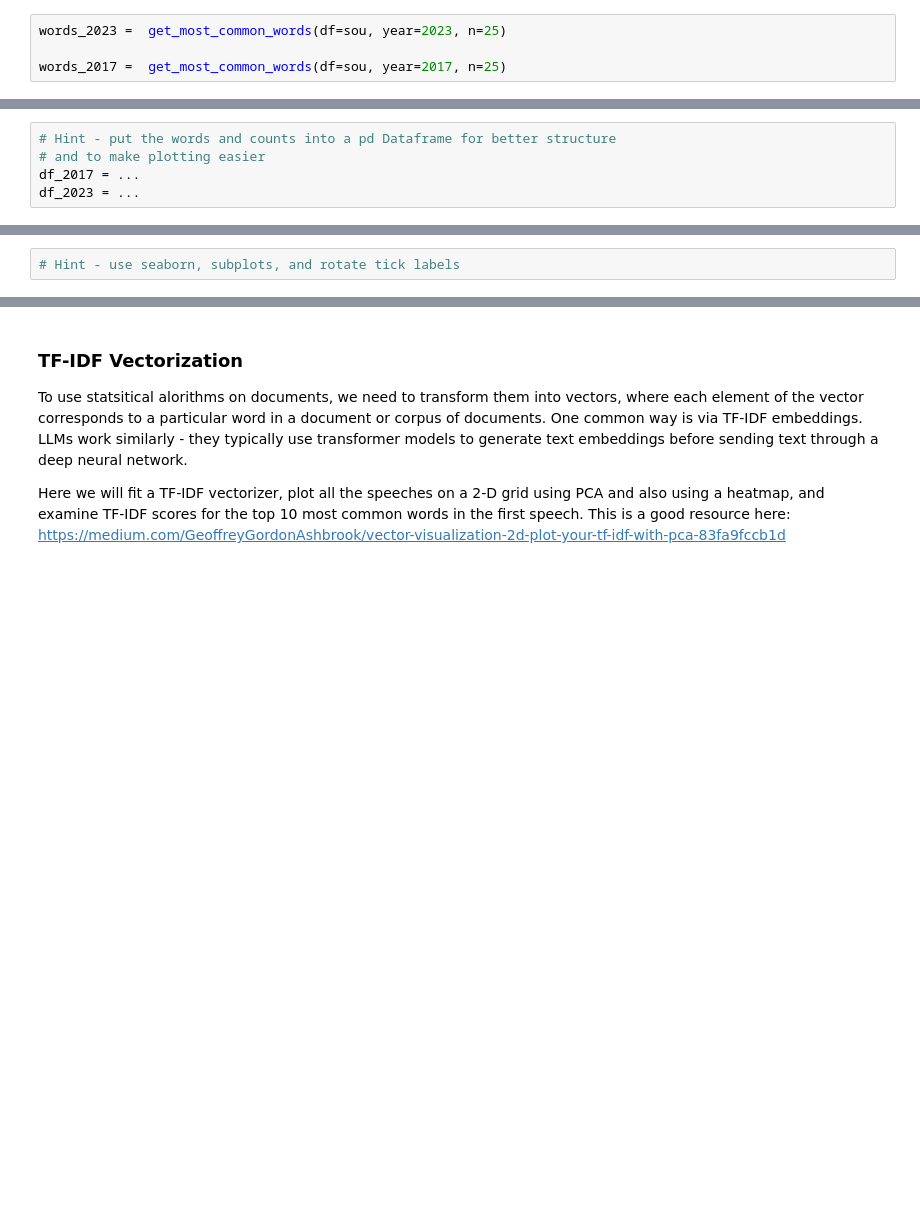
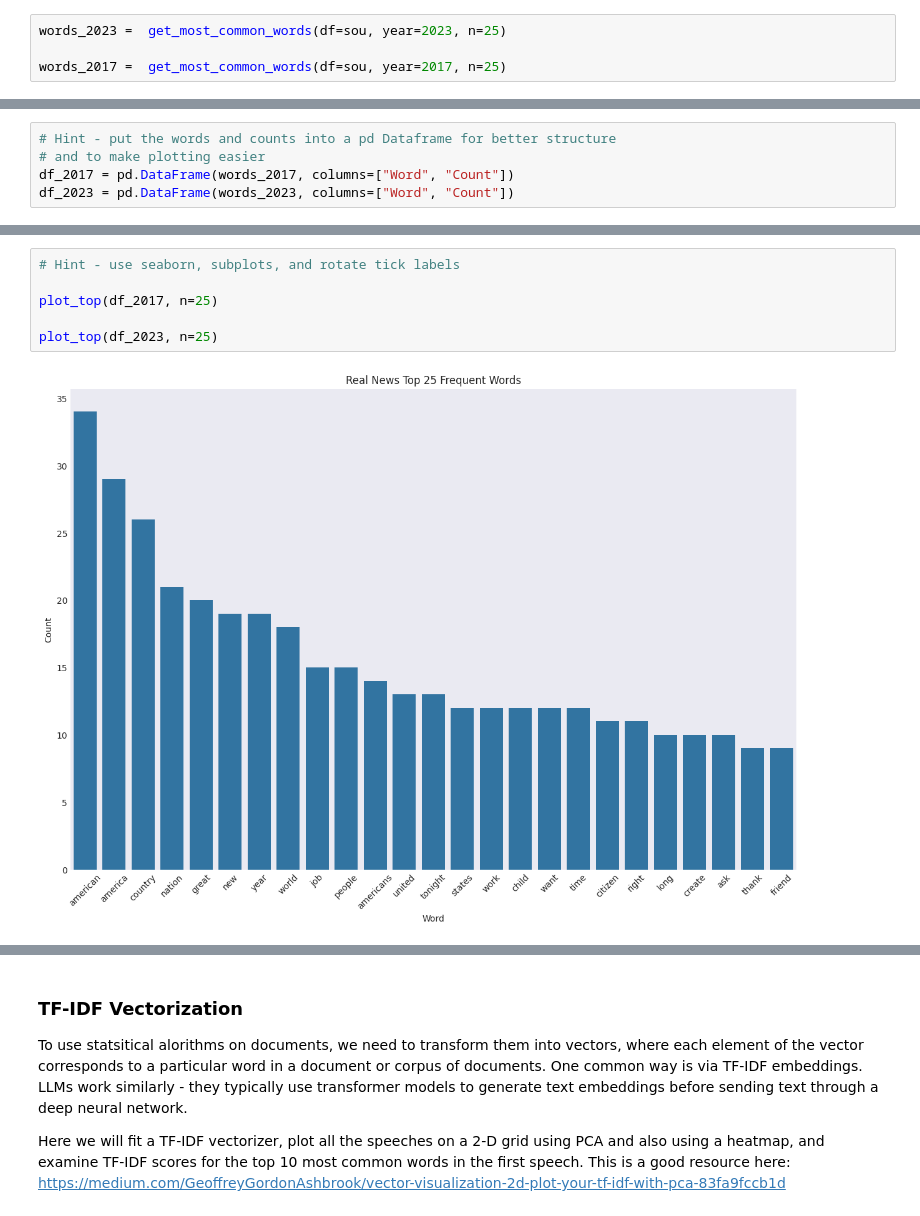
Before and after one commit to UCB-stat-159-f25/proj02-group08, a Jupyter notebook: notebooks/nlp-P02.ipynb, the cells around one changed output, grey strips where cells are left out. Cells and saved outputs as stored; diff of their text form; blank space fills up the shorter version.

```diff
--- a/notebooks/nlp-P02.ipynb
+++ b/notebooks/nlp-P02.ipynb
@@ -428,5 +437,5 @@ words_2017
 # %%
 # Hint - put the words and counts into a pd Dataframe for better structure
 # and to make plotting easier
-df_2017 = ...
-df_2023 = ...
+df_2017 = pd.DataFrame(words_2017, columns=["Word", "Count"])
+df_2023 = pd.DataFrame(words_2023, columns=["Word", "Count"])
@@ -433,2 +482,8 @@ df_2023 = ...
 # %%
 # Hint - use seaborn, subplots, and rotate tick labels
+
+plot_top(df_2017, n=25)
+
+plot_top(df_2023, n=25)
+# %% [output]
+[figure, added]
```
Also changed, not shown: parts of 12 cells of this notebook.
